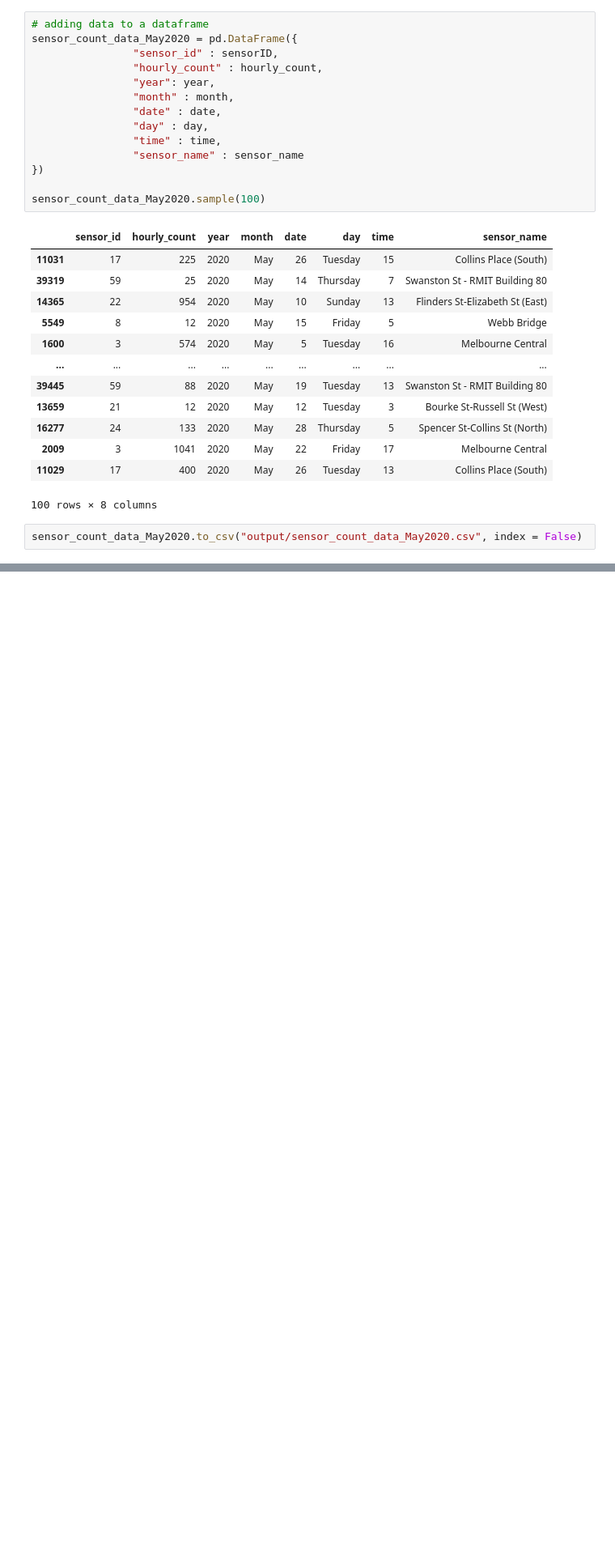
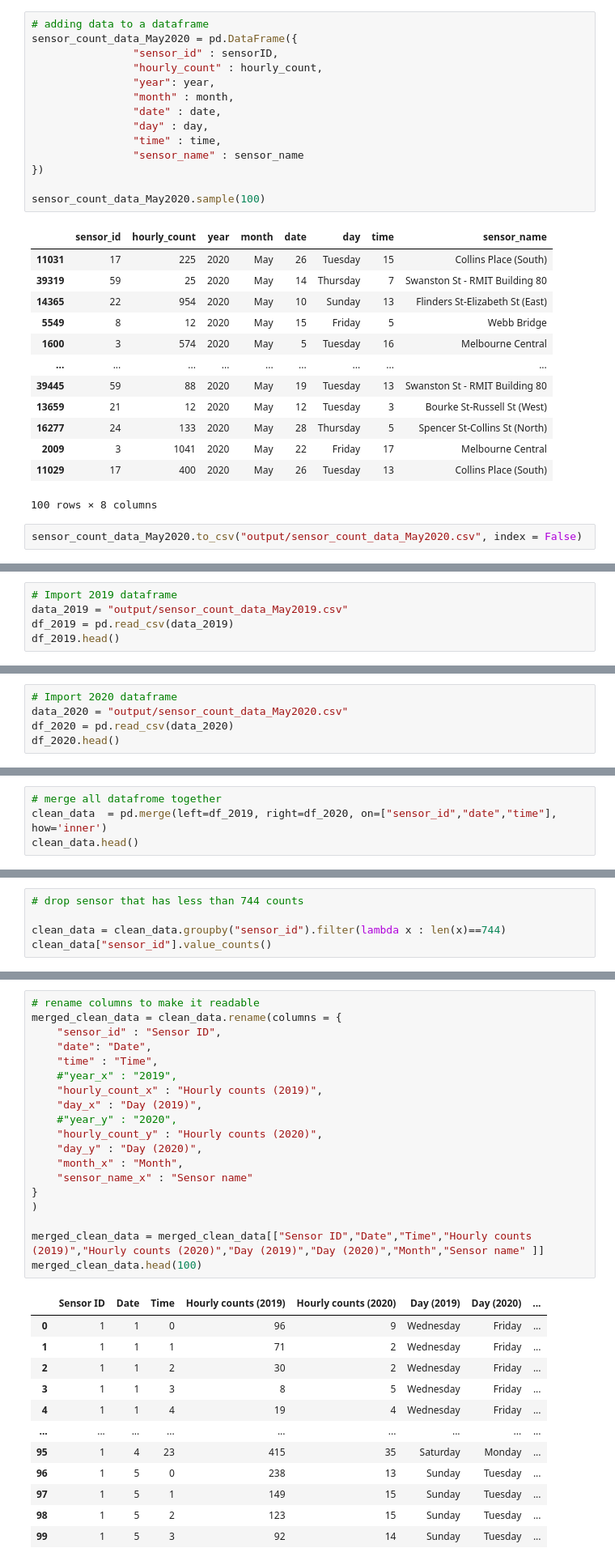
Before and after one commit to katshamai/Purple-Cats, a Jupyter notebook: Project_Ruo.ipynb, the cells around one changed output, grey strips where cells are left out. Shown at 81% size. Drawn from its saved outputs; the diff is of its cells as text; blank space fills up the shorter version.

Commit message:
merged data

```diff
--- a/Project_Ruo.ipynb
+++ b/Project_Ruo.ipynb
@@ -204,0 +214,5 @@ sensor_count_data_May2020.to_csv("output/sensor_count_data_May2020.csv", index =
+# %%
+# Import 2019 dataframe
+data_2019 = "output/sensor_count_data_May2019.csv"
+df_2019 = pd.read_csv(data_2019)
+df_2019.head()
@@ -204,0 +226,5 @@ sensor_count_data_May2020.to_csv("output/sensor_count_data_May2020.csv", index =
+# %%
+# Import 2020 dataframe
+data_2020 = "output/sensor_count_data_May2020.csv"
+df_2020 = pd.read_csv(data_2020)
+df_2020.head()
@@ -204,0 +280,4 @@ sensor_count_data_May2020.to_csv("output/sensor_count_data_May2020.csv", index =
+# %%
+# merge all datafrome together
+clean_data  = pd.merge(left=df_2019, right=df_2020, on=["sensor_id","date","time"], how='inner')
+clean_data.head()
@@ -204,0 +312,5 @@ sensor_count_data_May2020.to_csv("output/sensor_count_data_May2020.csv", index =
+# %%
+# drop sensor that has less than 744 counts
+
+clean_data = clean_data.groupby("sensor_id").filter(lambda x : len(x)==744)
+clean_data["sensor_id"].value_counts()
@@ -204,0 +335,32 @@ sensor_count_data_May2020.to_csv("output/sensor_count_data_May2020.csv", index =
+# %%
+# rename columns to make it readable
+merged_clean_data = clean_data.rename(columns = {
+    "sensor_id" : "Sensor ID",
+    "date": "Date",
+    "time" : "Time",
+    #"year_x" : "2019",
+    "hourly_count_x" : "Hourly counts (2019)",
+    "day_x" : "Day (2019)",
+    #"year_y" : "2020",
+    "hourly_count_y" : "Hourly counts (2020)",
+    "day_y" : "Day (2020)",
+    "month_x" : "Month",
+    "sensor_name_x" : "Sensor name"
+}
+)
+
+merged_clean_data = merged_clean_data[["Sensor ID","Date","Time","Hourly counts (2019)","Hourly counts (2020)","Day (2019)","Day (2020)","Month","Sensor name" ]]
+merged_clean_data.head(100)
+# %% [output]
+|  | Sensor ID | Date | Time | Hourly counts (2019) | Hourly counts (2020) | Day (2019) | Day (2020) | ... |
+| 0 | 1 | 1 | 0 | 96 | 9 | Wednesday | Friday | ... |
+| 1 | 1 | 1 | 1 | 71 | 2 | Wednesday | Friday | ... |
+| 2 | 1 | 1 | 2 | 30 | 2 | Wednesday | Friday | ... |
+| 3 | 1 | 1 | 3 | 8 | 5 | Wednesday | Friday | ... |
+| 4 | 1 | 1 | 4 | 19 | 4 | Wednesday | Friday | ... |
+| ... | ... | ... | ... | ... | ... | ... | ... | ... |
+| 95 | 1 | 4 | 23 | 415 | 35 | Saturday | Monday | ... |
+| 96 | 1 | 5 | 0 | 238 | 13 | Sunday | Tuesday | ... |
+| 97 | 1 | 5 | 1 | 149 | 15 | Sunday | Tuesday | ... |
+| 98 | 1 | 5 | 2 | 123 | 15 | Sunday | Tuesday | ... |
+| 99 | 1 | 5 | 3 | 92 | 14 | Sunday | Tuesday | ... |
```
Also changed, not shown: parts of 13 cells of this notebook, 1 other file.
